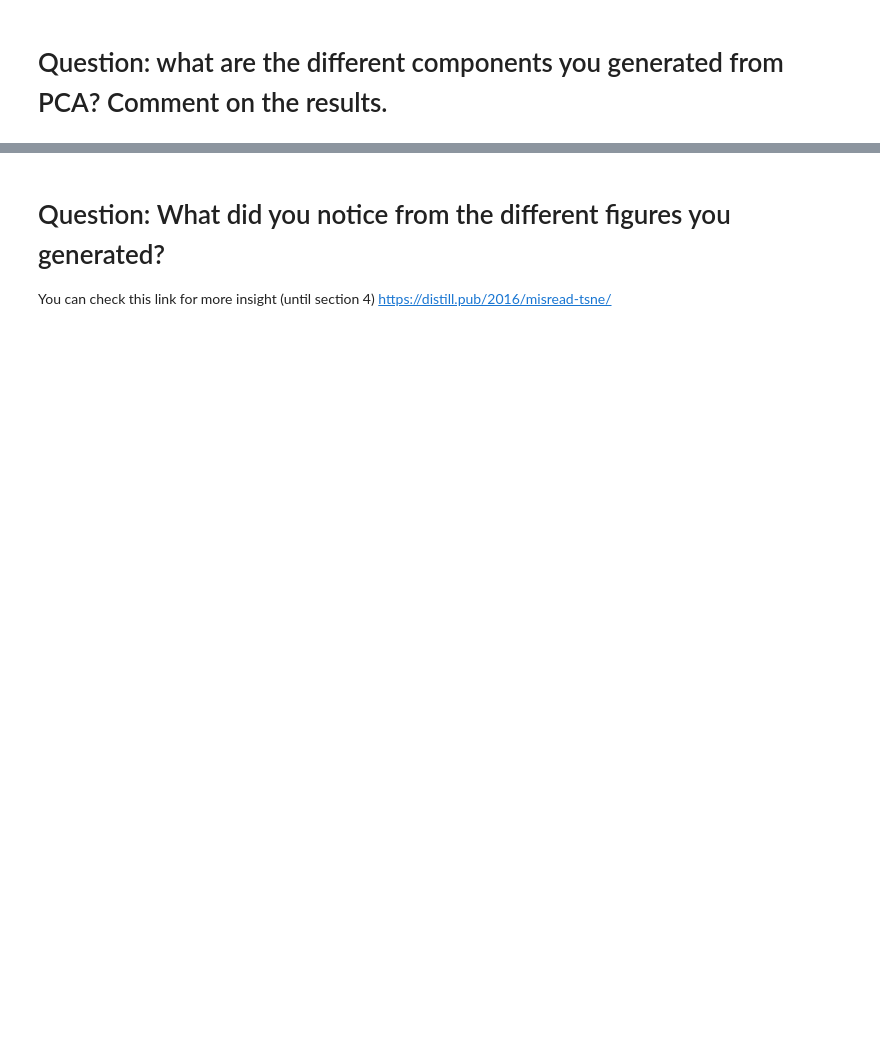
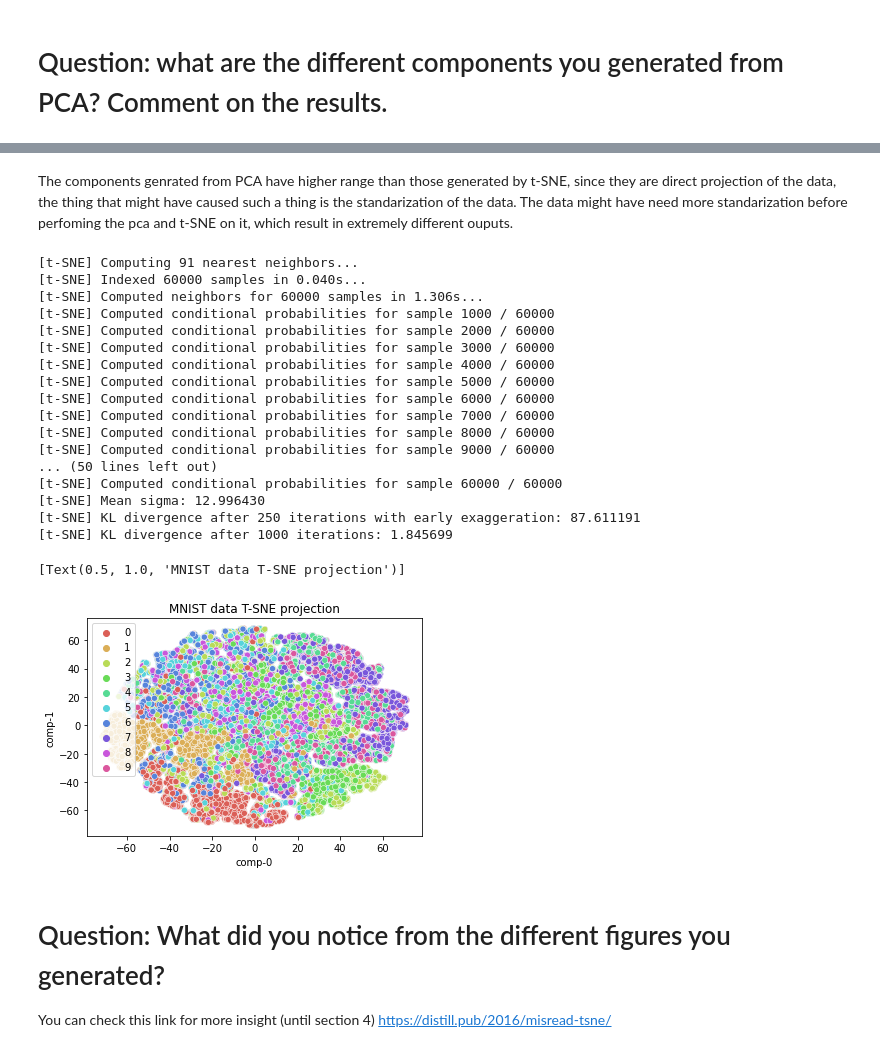
Before and after one commit to Telemachus19/02-24-00205-Machine-Learning, a Jupyter notebook: Assignments/Assignment-3/Assignment-3.ipynb, the cells around one changed output, grey strips where cells are left out. Saved outputs shown, nothing was run; the diff lists cells and outputs as text; code cells hidden in the pictures; blank space fills up the shorter version.

```diff
--- a/Assignments/Assignment-3/Assignment-3.ipynb
+++ b/Assignments/Assignment-3/Assignment-3.ipynb
@@ -103,11 +120,38 @@ Total number of components used after PCA : 44
+# %% [markdown]
+The components genrated from PCA have higher range than those generated by t-SNE, since they are direct projection of the data, the thing that might have caused such a thing is the standarization of the data. The data might have need more standarization before perfoming the pca and t-SNE on it, which result in extremely different ouputs.
 # %%
 ### To Do ###
 # Apply t-SNE on the PCA components
 ############
+zx = tsne.fit_transform(pcadf)
+t_sne_df = pd.DataFrame()
+t_sne_df["y"] = y_train
 
-sns.scatterplot(x="comp-1", y="comp-2", hue=df.y.tolist(),
-                palette=sns.color_palette("hls", 10),
-                data=df).set(title="MNIST data T-SNE projection")
+for i in range(tsne.n_components):
+  t_sne_df[f"comp-{i}"] = zx[:,i]
+
+sns.scatterplot(x="comp-0", y="comp-1", hue=t_sne_df.y.tolist(),
+                palette=sns.color_palette("hls", 10),data=t_sne_df).set(title="MNIST data T-SNE projection")
+# %% [output]
+[t-SNE] Computing 91 nearest neighbors...
+[t-SNE] Indexed 60000 samples in 0.040s...
+[t-SNE] Computed neighbors for 60000 samples in 1.306s...
+[t-SNE] Computed conditional probabilities for sample 1000 / 60000
+[t-SNE] Computed conditional probabilities for sample 2000 / 60000
+[t-SNE] Computed conditional probabilities for sample 3000 / 60000
+[t-SNE] Computed conditional probabilities for sample 4000 / 60000
+[t-SNE] Computed conditional probabilities for sample 5000 / 60000
+[t-SNE] Computed conditional probabilities for sample 6000 / 60000
+[t-SNE] Computed conditional probabilities for sample 7000 / 60000
+[t-SNE] Computed conditional probabilities for sample 8000 / 60000
+[t-SNE] Computed conditional probabilities for sample 9000 / 60000
+... (50 lines left out)
+[t-SNE] Computed conditional probabilities for sample 60000 / 60000
+[t-SNE] Mean sigma: 12.996430
+[t-SNE] KL divergence after 250 iterations with early exaggeration: 87.611191
+[t-SNE] KL divergence after 1000 iterations: 1.845699
+[Text(0.5, 1.0, 'MNIST data T-SNE projection')]
+[figure, added]
 # %% [markdown]
 # Question: What did you notice from the different figures you generated?
 You can check this link for more insight (until section 4)
```
Also changed, not shown: parts of 7 cells of this notebook.
